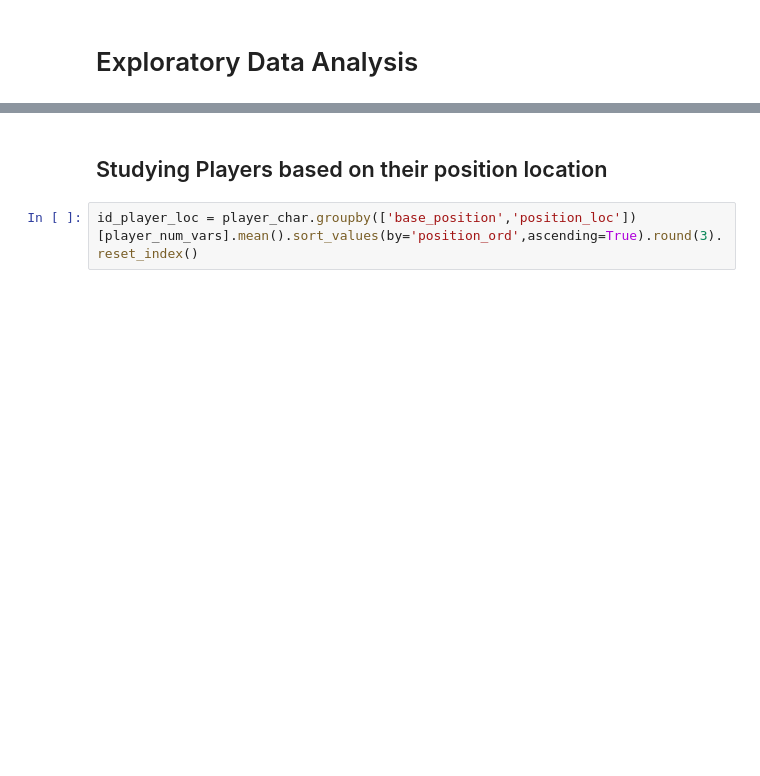
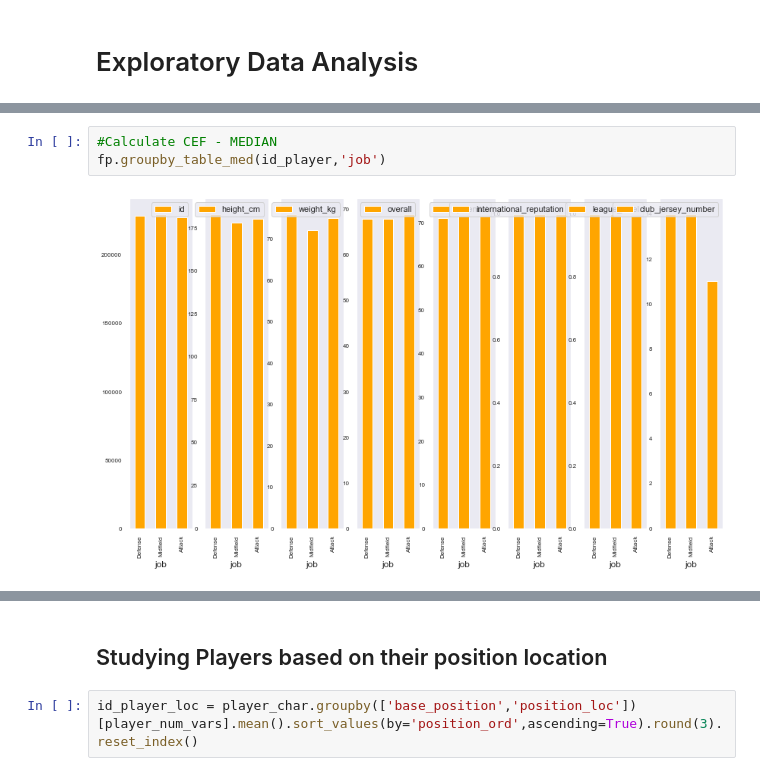
Before and after one commit to mgallon235/ml_football, a Jupyter notebook: mikel_draft_1.ipynb, the cells around one changed output, grey strips where cells are left out. Drawn from its saved outputs; the diff is of its cells as text; blank space fills up the shorter version.

```diff
--- a/mikel_draft_1.ipynb
+++ b/mikel_draft_1.ipynb
@@ -415,0 +633,5 @@ fp.groupby_table(id_player,'base_position')
+# %%
+#Calculate CEF - MEDIAN
+fp.groupby_table_med(id_player,'job')
+# %% [output]
+[figure, added]
```
Also changed, not shown: parts of 100 cells of this notebook, 1 other file.
